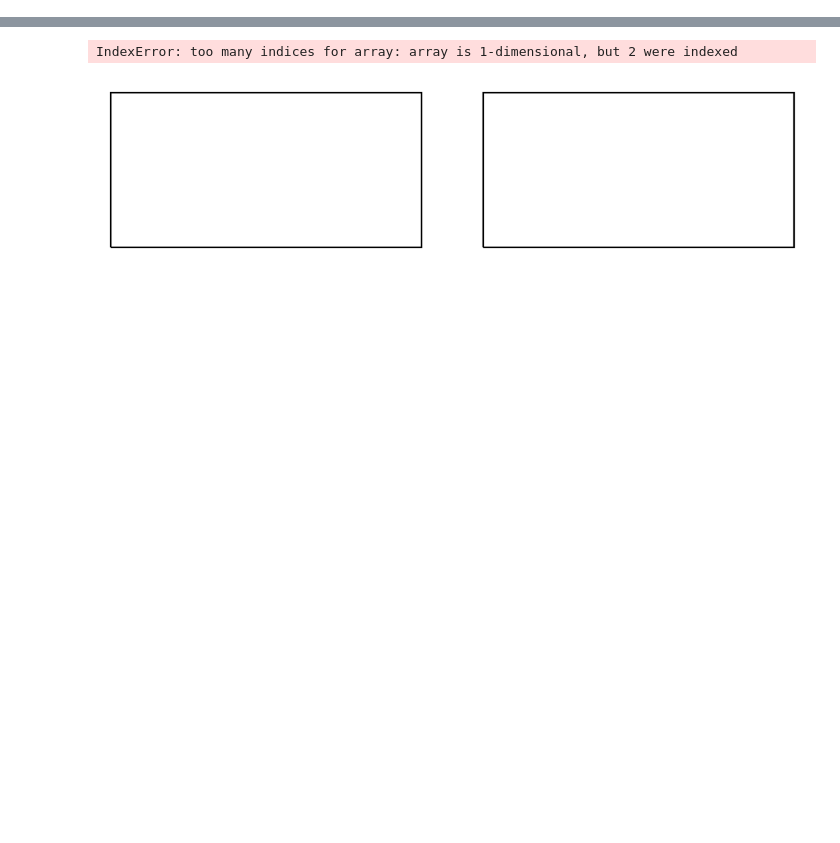
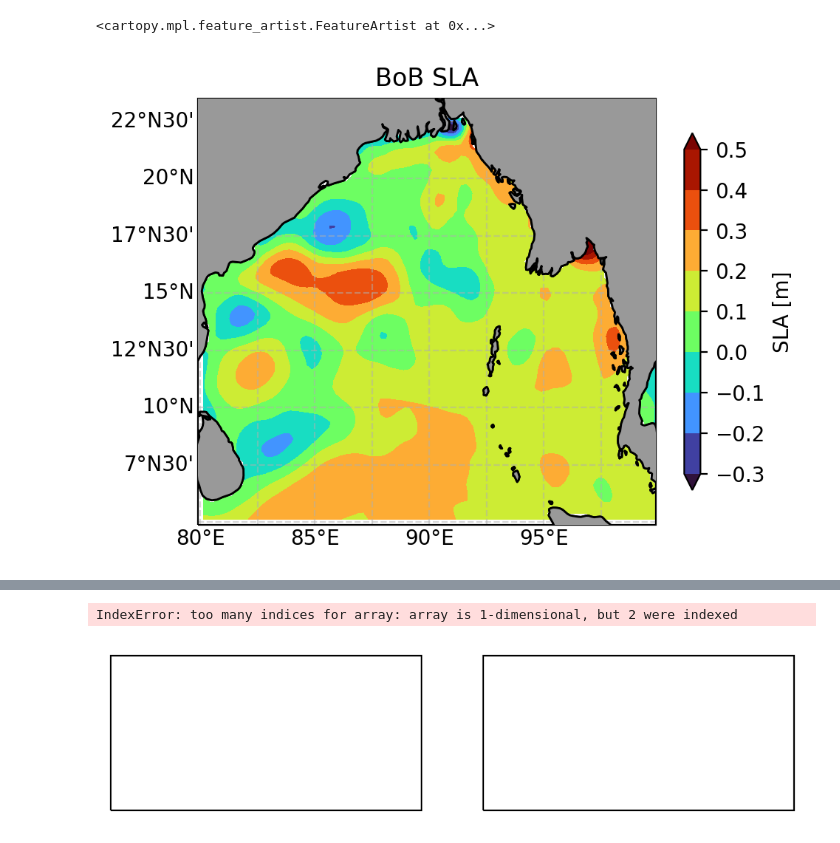
Before and after one commit to jtomfarrar/satellite_python_2022, a Jupyter notebook: notebooks/Multi-files.ipynb, the cells around one changed output, grey strips where cells are left out. Drawn from its saved outputs; the diff is of its cells as text; code cells hidden in the pictures; blank space fills up the shorter version.

```diff
--- a/notebooks/Multi-files.ipynb
+++ b/notebooks/Multi-files.ipynb
@@ -65,24 +126,23 @@ savefig = 1
 # %%
 timeindex = 0
 ax = plt.axes(projection = ccrs.PlateCarree(central_longitude=200))  # Orthographic
 ax.set_title('BoB SLA')
 plt.set_cmap(cmap=plt.get_cmap('nipy_spectral'))
 plt.set_cmap(cmap=plt.get_cmap('turbo'))
 gl = ax.gridlines(draw_labels=True, dms=True, x_inline=False, y_inline=False, alpha=0.5, linestyle='--')
 gl.top_labels = False
 gl.ylabels_right = False
 levels = 10
 cs = ax.contourf(ds.longitude,ds.latitude,np.squeeze(sla[timeindex ,:,:]), levels, extend='both', transform=ccrs.PlateCarree())
 #cs = ax.pcolormesh(ds.longitude,ds.latitude,np.squeeze(ds.sla), vmin=levels[0], vmax=levels[-1], transform=ccrs.PlateCarree())
 cb = plt.colorbar(cs,ax=ax,shrink=.8,pad=.05)
 #cb = plt.colorbar(cs,fraction = 0.022, extend='both')
 cb.set_label('SLA [m]',fontsize = 10)
 ax.coastlines()
 ax.add_feature(cartopy.feature.LAND, zorder=3, facecolor=[.6,.6,.6], edgecolor='black')
-
-if savefig:
-
-    plt.savefig(__figdir__+'_SLA'+plotfiletype,**savefig_args)
+# %% [output]
+<cartopy.mpl.feature_artist.FeatureArtist at 0x...>
+[figure, added]
 # %%
 # figure saving
 __figdir__ = '../plots/' + 'BoB 7-22-2019'
```
Also changed, not shown: parts of 5 cells of this notebook, 1 other file.
